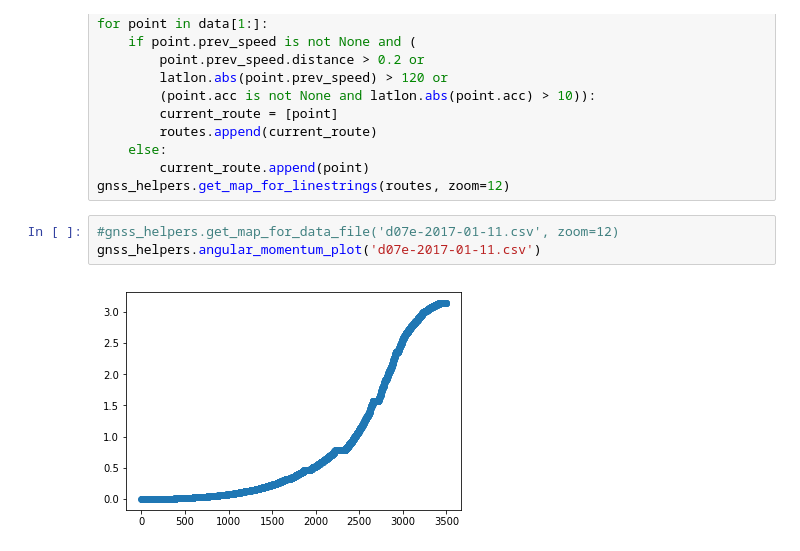
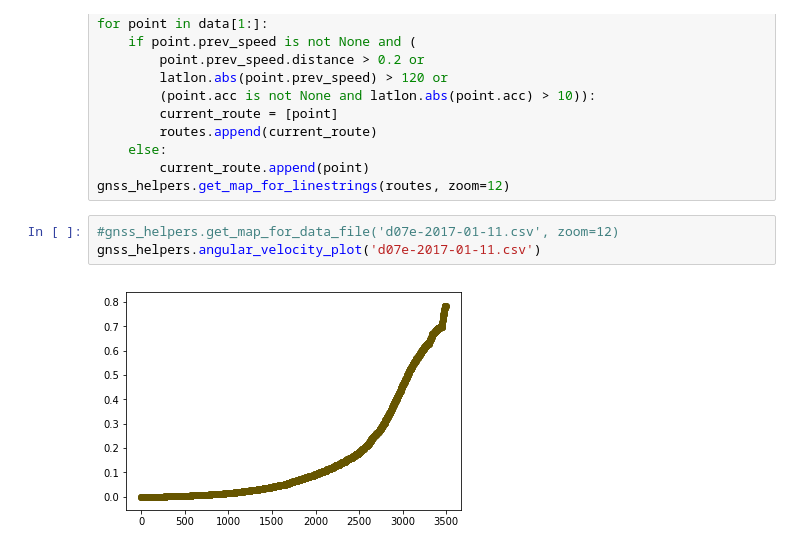
Before and after one commit to eggonabull/gnss-analysis, a Jupyter notebook: GNSS Analysis.ipynb, the cells around one changed output. Saved outputs shown, nothing was run; the diff lists cells and outputs as text.

```diff
--- a/GNSS Analysis.ipynb
+++ b/GNSS Analysis.ipynb
@@ -190,6 +230,6 @@ for point in data[1:]:
 gnss_helpers.get_map_for_linestrings(routes, zoom=12)
 # %%
 #gnss_helpers.get_map_for_data_file('d07e-2017-01-11.csv', zoom=12)
-gnss_helpers.angular_momentum_plot('d07e-2017-01-11.csv')
+gnss_helpers.angular_velocity_plot('d07e-2017-01-11.csv')
 # %% [output]
-[figure, old version]
+[figure, new version]
```
Also changed, not shown: parts of 15 cells of this notebook, 1 other file.
